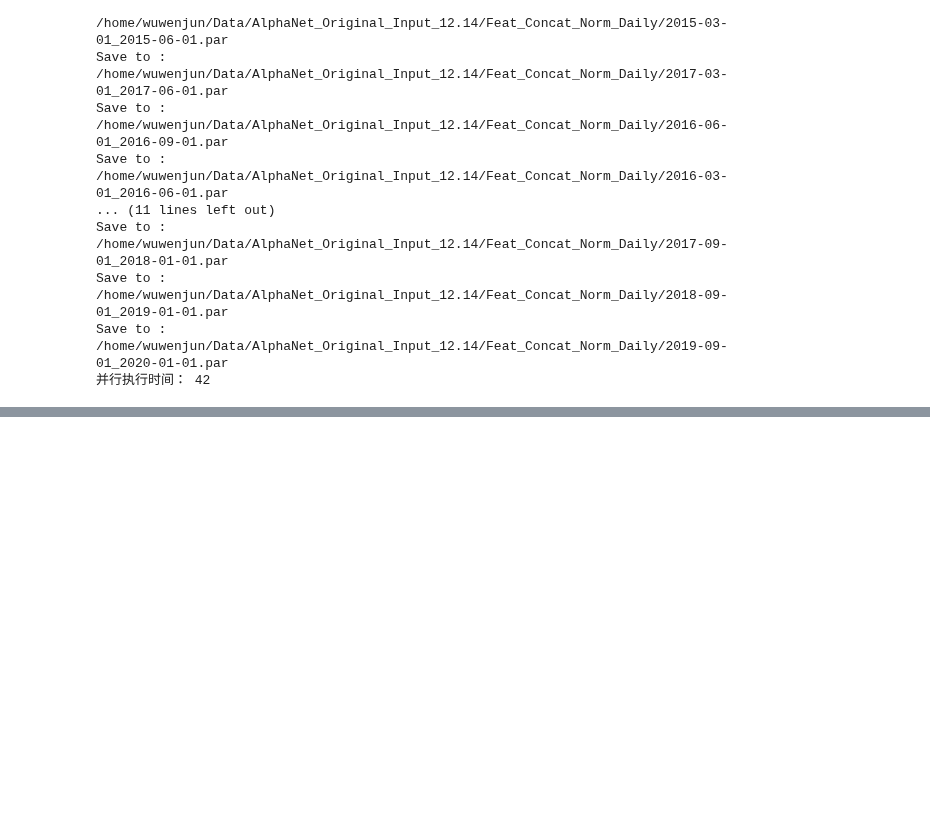
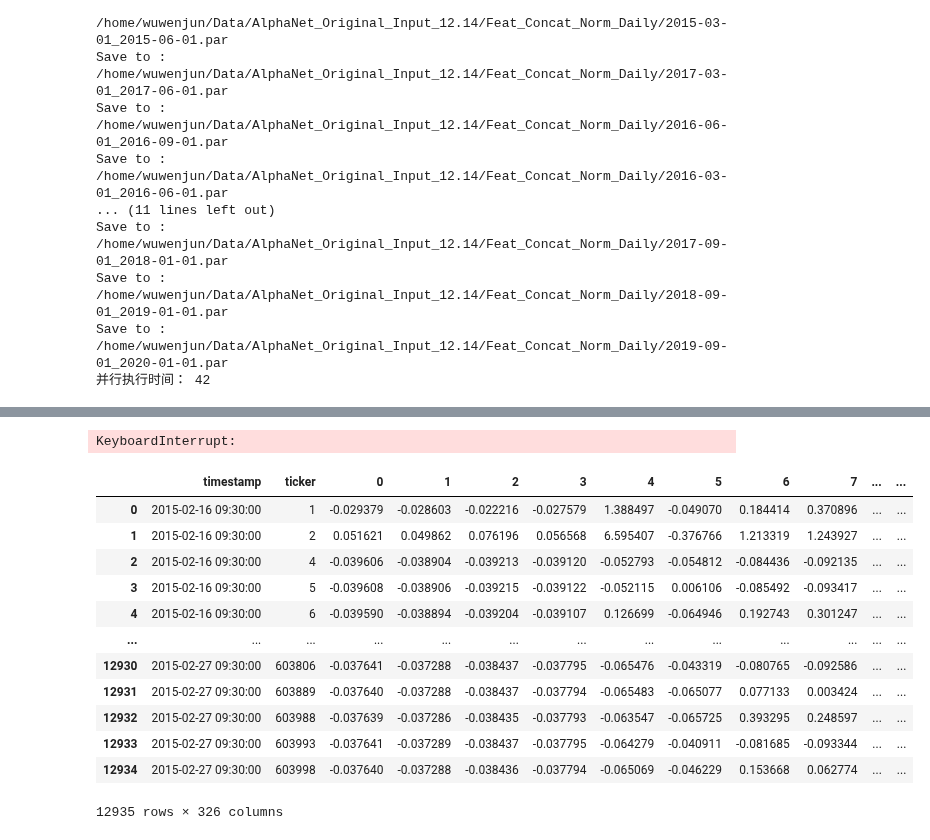
Before and after one commit to June24-Wu/Shannon, a Jupyter notebook: NoteBook/Get_Original_AlphaNet_Data.ipynb, the cells around one changed output, grey strips where cells are left out. Cells and saved outputs as stored; diff of their text form; code cells hidden in the pictures; blank space fills up the shorter version.

```diff
--- a/NoteBook/Get_Original_AlphaNet_Data.ipynb
+++ b/NoteBook/Get_Original_AlphaNet_Data.ipynb
@@ -583,0 +638,50 @@ Save to :  /home/wuwenjun/Data/AlphaNet_Original_Input_12.14/Feat_Concat_Norm_Da
+# %%
+""" Multi Processing"""
+import multiprocessing as mp
+pool = mp.Pool(20)
+t1 = time.time()
+def test(file):
+    array = pd.read_parquet(path + "Feat_Concat_Norm_Daily/" + file).set_index(["timestamp","ticker"])
+    index = array.index
+    array = np.array(array)
+    array = torch.from_numpy(array.reshape(array.shape[0],-1,3))
+    max_pooling = torch.nn.MaxPool1d(kernel_size = 3, stride=1)(array) # Max Pooling
+    avg_pooling = torch.nn.AvgPool1d(kernel_size = 3, stride=1)(array) # Mean Pooling
+    min_pooling = -(torch.nn.MaxPool1d(kernel_size = 3, stride=1)(-array)) # MinPooling
+    array = torch.cat([max_pooling,avg_pooling,min_pooling], axis=1)
+    array = array.flatten(start_dim=1)
+    batch = nn.BatchNorm1d(array.shape[1], affine=True)
+    array = batch(array.to(torch.float))
+    array = pd.DataFrame(array.detach().numpy())
+    array.columns = [str(i) for i in range(array.shape[1])]
+    array.index = index
+    array.reset_index(inplace=True)
+    array.to_parquet(path + "Pooling_Norm_Daily/" + file)
+    print("Save to : ", path + "Pooling_Norm_Daily/" + file)
+    return None
+
+for file in path_list:
+#     test(file)
+    pool.apply_async(test, args=(file,))   #维持执行的进程总数为10，当一个进程执行完后启动一个新进程.
+pool.close()
+pool.join()
+t2 = time.time()
+print("并行执行时间：", int(t2 - t1))
+# %% [output]
+KeyboardInterrupt:
+# %%
+pd.read_parquet("/home/wuwenjun/Data/AlphaNet_Original_Input_12.14/Pooling_Norm_Daily/2015-01-01_2015-03-01.par")
+# %% [output]
+|  | timestamp | ticker | 0 | 1 | 2 | 3 | 4 | 5 | 6 | 7 | ... | ... |
+| 0 | 2015-02-16 09:30:00 | 1 | -0.029379 | -0.028603 | -0.022216 | -0.027579 | 1.388497 | -0.049070 | 0.184414 | 0.370896 | ... | ... |
+| 1 | 2015-02-16 09:30:00 | 2 | 0.051621 | 0.049862 | 0.076196 | 0.056568 | 6.595407 | -0.376766 | 1.213319 | 1.243927 | ... | ... |
+| 2 | 2015-02-16 09:30:00 | 4 | -0.039606 | -0.038904 | -0.039213 | -0.039120 | -0.052793 | -0.054812 | -0.084436 | -0.092135 | ... | ... |
+| 3 | 2015-02-16 09:30:00 | 5 | -0.039608 | -0.038906 | -0.039215 | -0.039122 | -0.052115 | 0.006106 | -0.085492 | -0.093417 | ... | ... |
+| 4 | 2015-02-16 09:30:00 | 6 | -0.039590 | -0.038894 | -0.039204 | -0.039107 | 0.126699 | -0.064946 | 0.192743 | 0.301247 | ... | ... |
+| ... | ... | ... | ... | ... | ... | ... | ... | ... | ... | ... | ... | ... |
+| 12930 | 2015-02-27 09:30:00 | 603806 | -0.037641 | -0.037288 | -0.038437 | -0.037795 | -0.065476 | -0.043319 | -0.080765 | -0.092586 | ... | ... |
+| 12931 | 2015-02-27 09:30:00 | 603889 | -0.037640 | -0.037288 | -0.038437 | -0.037794 | -0.065483 | -0.065077 | 0.077133 | 0.003424 | ... | ... |
+| 12932 | 2015-02-27 09:30:00 | 603988 | -0.037639 | -0.037286 | -0.038435 | -0.037793 | -0.063547 | -0.065725 | 0.393295 | 0.248597 | ... | ... |
+| 12933 | 2015-02-27 09:30:00 | 603993 | -0.037641 | -0.037289 | -0.038437 | -0.037795 | -0.064279 | -0.040911 | -0.081685 | -0.093344 | ... | ... |
+| 12934 | 2015-02-27 09:30:00 | 603998 | -0.037640 | -0.037288 | -0.038436 | -0.037794 | -0.065069 | -0.046229 | 0.153668 | 0.062774 | ... | ... |
+12935 rows × 326 columns
```
Also changed, not shown: parts of 4 cells of this notebook, 2 other files.
